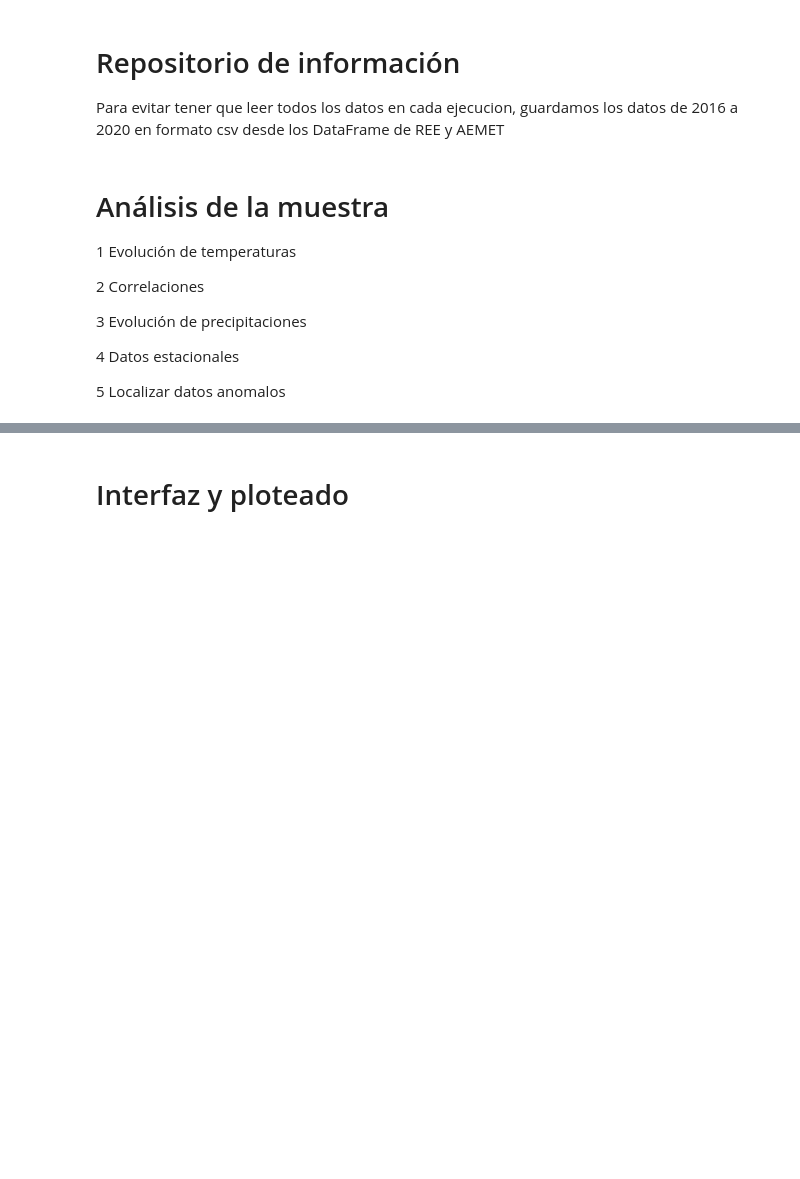
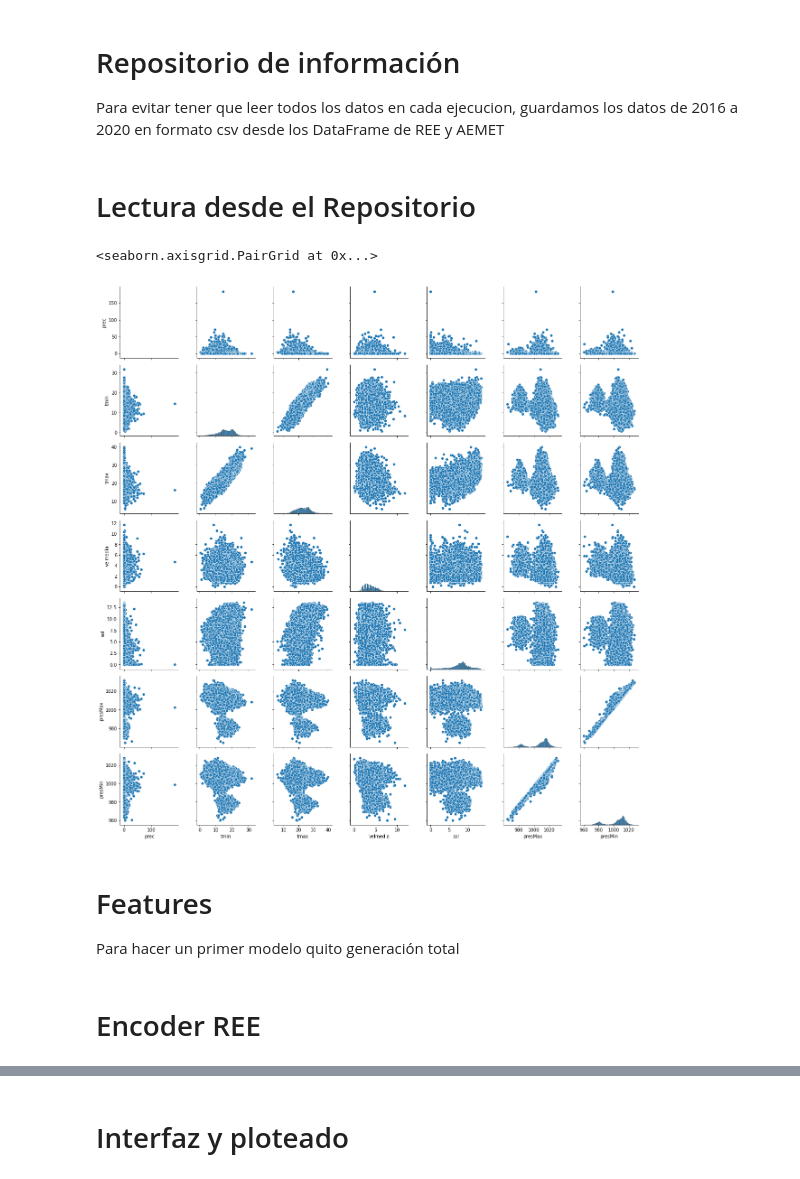
Before and after one commit to sotodosos/ClasesMaster26, a Jupyter notebook: Python/TFM.ipynb, the cells around one changed output, grey strips where cells are left out. Saved outputs shown, nothing was run; the diff lists cells and outputs as text; code cells hidden in the pictures; blank space fills up the shorter version.

```diff
--- a/Python/TFM.ipynb
+++ b/Python/TFM.ipynb
@@ -335,12 +272,16 @@ df_weather_prov.to_csv('../Data/wheater.csv')
-# %% [markdown]
-# Análisis de la muestra
-
-1 Evolución de temperaturas
-
-2 Correlaciones
-
-3 Evolución de precipitaciones
-
-4 Datos estacionales
-
-5 Localizar datos anomalos
+# %% [markdown]
+# Lectura desde el Repositorio
+# %%
+df_ree_system=pd.read_csv('../Data/ree_system.csv',index_col=0)
+df_weather=pd.read_csv('../Data/wheater.csv',index_col=0)
+# %%
+import seaborn as sns
+
+sns.pairplot(df_weather)
+# %% [output]
+<seaborn.axisgrid.PairGrid at 0x...>
+[figure, added]
+# %% [markdown]
+# Features
+
+Para hacer un primer modelo quito generación total
@@ -346,0 +290,2 @@ df_weather_prov.to_csv('../Data/wheater.csv')
+# %% [markdown]
+# Encoder REE
```
Also changed, not shown: parts of 25 cells of this notebook.
